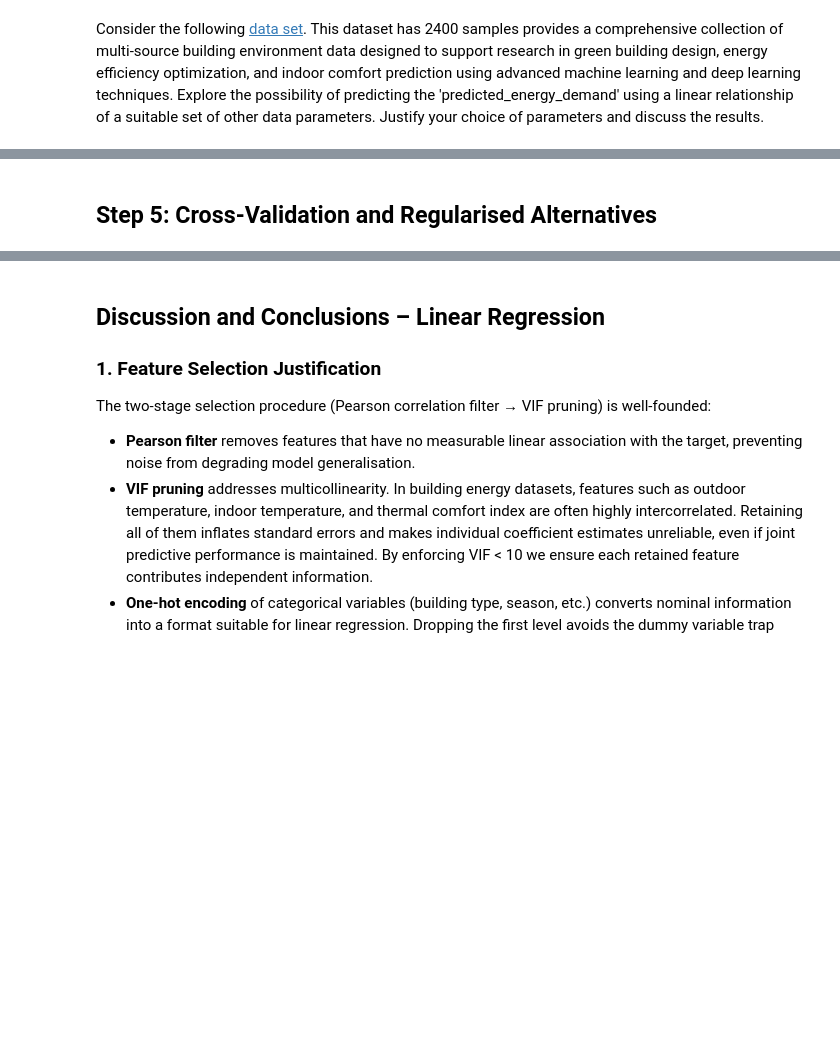
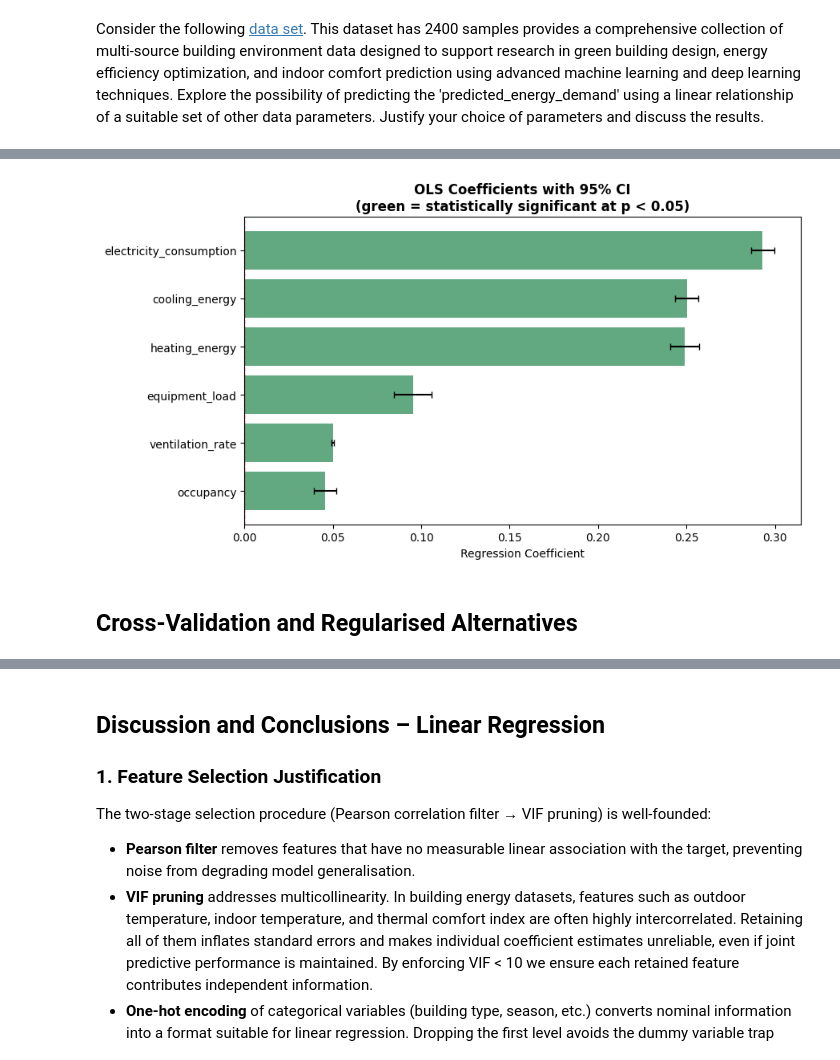
Before and after one commit to MaLith344/Statistical-Learning-e21344, a Jupyter notebook: GPR_LR_assignment.ipynb, the cells around one changed output, grey strips where cells are left out. Drawn from its saved outputs; the diff is of its cells as text; code cells hidden in the pictures; blank space fills up the shorter version.

```diff
--- a/GPR_LR_assignment.ipynb
+++ b/GPR_LR_assignment.ipynb
@@ -634,29 +815,31 @@ plt.tight_layout(); plt.show()
 # %%
 # Coefficient plot with 95% CI
 coef_names = ['const'] + final_features
-coef_vals  = ols_model.params.values
-ci_lo      = ols_model.conf_int().iloc[:, 0].values
-ci_hi      = ols_model.conf_int().iloc[:, 1].values
-pvals      = ols_model.pvalues.values
+coef_vals  = ols_model.params
+ci_lo      = ols_model.conf_int()[:, 0]
+ci_hi      = ols_model.conf_int()[:, 1]
+pvals      = ols_model.pvalues
 
 coef_df = pd.DataFrame({
     'feature': coef_names, 'coef': coef_vals,
     'ci_lo': ci_lo, 'ci_hi': ci_hi, 'pvalue': pvals
 }).query("feature != 'const'").sort_values('coef')
 
 fig, ax = plt.subplots(figsize=(9, max(5, len(coef_df)*0.45)))
 colors = ['seagreen' if p < 0.05 else 'grey' for p in coef_df['pvalue']]
 ax.barh(coef_df['feature'], coef_df['coef'], color=colors, alpha=0.75)
 ax.errorbar(coef_df['coef'], range(len(coef_df)),
             xerr=[coef_df['coef']-coef_df['ci_lo'], coef_df['ci_hi']-coef_df['coef']],
             fmt='none', color='black', capsize=3)
 ax.axvline(0, color='red', linestyle='--', lw=1)
 ax.set_xlabel('Regression Coefficient')
 ax.set_title('OLS Coefficients with 95% CI\n(green = statistically significant at p < 0.05)',
              fontweight='bold')
 plt.tight_layout(); plt.show()
+# %% [output]
+[figure, added]
 # %% [markdown]
-## Step 5: Cross-Validation and Regularised Alternatives
+##  Cross-Validation and Regularised Alternatives
 # %%
 from sklearn.linear_model import RidgeCV, LassoCV
 
```
Also changed, not shown: parts of 32 cells of this notebook.
